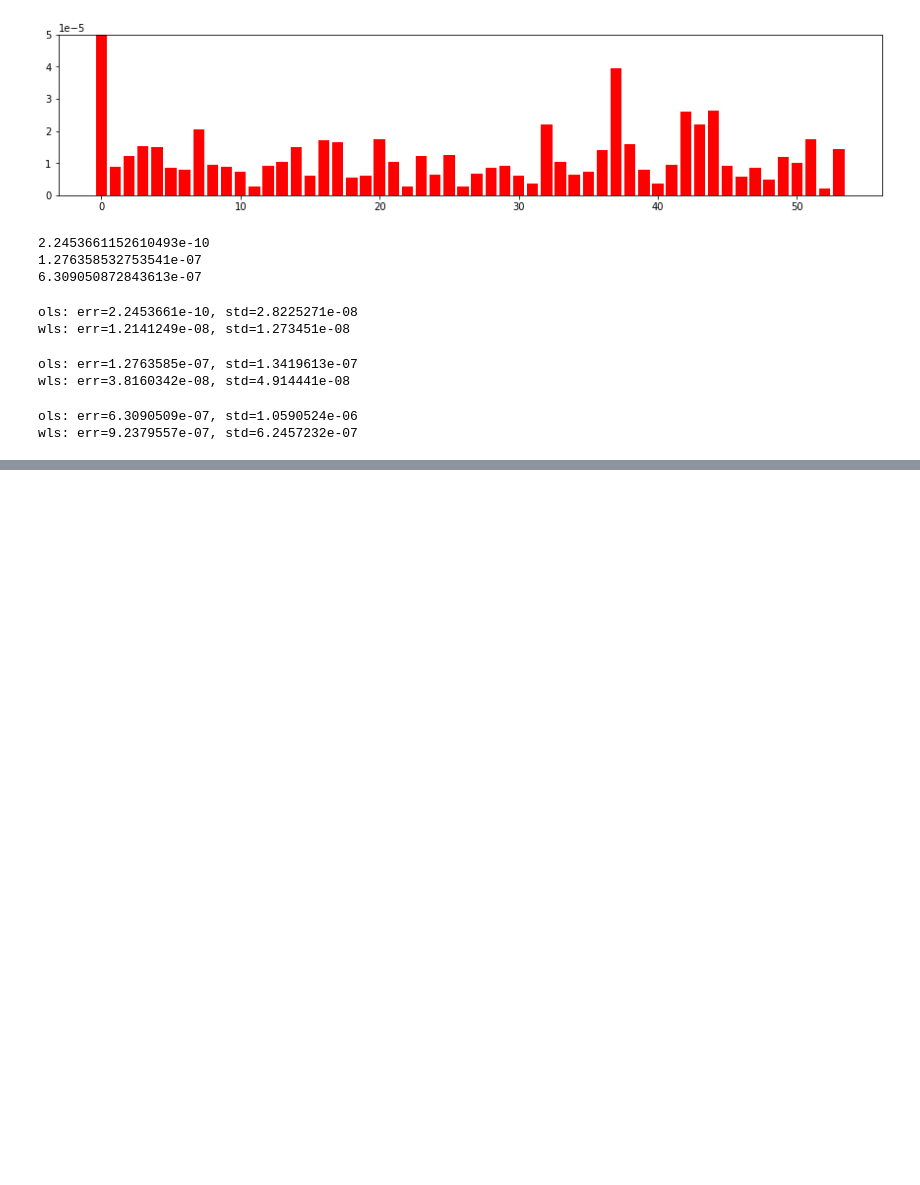
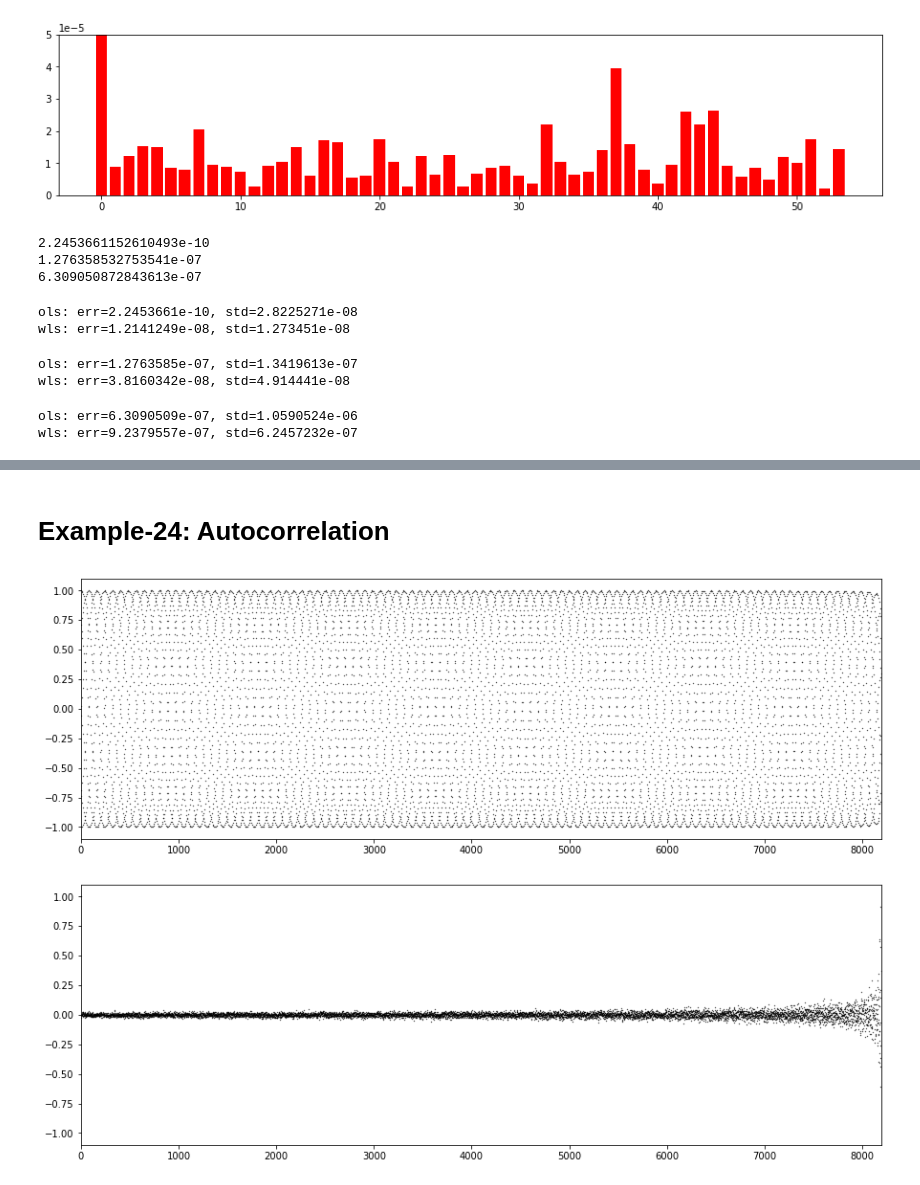
Before and after one commit to i-a-morozov/harmonica, a Jupyter notebook: nb_frequency.ipynb, the cells around one changed output, grey strips where cells are left out. Cells and saved outputs as stored; diff of their text form; code cells hidden in the pictures; blank space fills up the shorter version.

```diff
--- a/nb_frequency.ipynb
+++ b/nb_frequency.ipynb
@@ -1693,0 +1736,27 @@ wls: err=9.2379557e-07, std=6.2457232e-07
+# %% [markdown]
+# Example-24: Autocorrelation
+# %%
+# Compute autocorrelation for random noise and harmonic
+
+length = 8192
+dtype = torch.float64
+device = 'cpu'
+
+s = torch.cos(2.0*numpy.pi*0.12345*torch.linspace(1, length, length, dtype=dtype, device=device)).unsqueeze(0)
+auto = Frequency.autocorrelation(s)
+plt.figure(figsize=(15, 5))
+plt.scatter(range(length), auto[0].cpu().numpy(), c='black', s=0.1)
+plt.xlim(0, length + 1)
+plt.ylim(-1.1, 1.1)
+plt.show()
+
+s = torch.randn((1, length), dtype=dtype, device=device)
+auto = Frequency.autocorrelation(s)
+plt.figure(figsize=(15, 5))
+plt.scatter(range(length), auto[0].cpu().numpy(), c='black', s=0.1)
+plt.xlim(0, length + 1)
+plt.ylim(-1.1, 1.1)
+plt.show()
+# %% [output]
+[figure, added]
+[figure, added]
```
Also changed, not shown: parts of 5 cells of this notebook.
